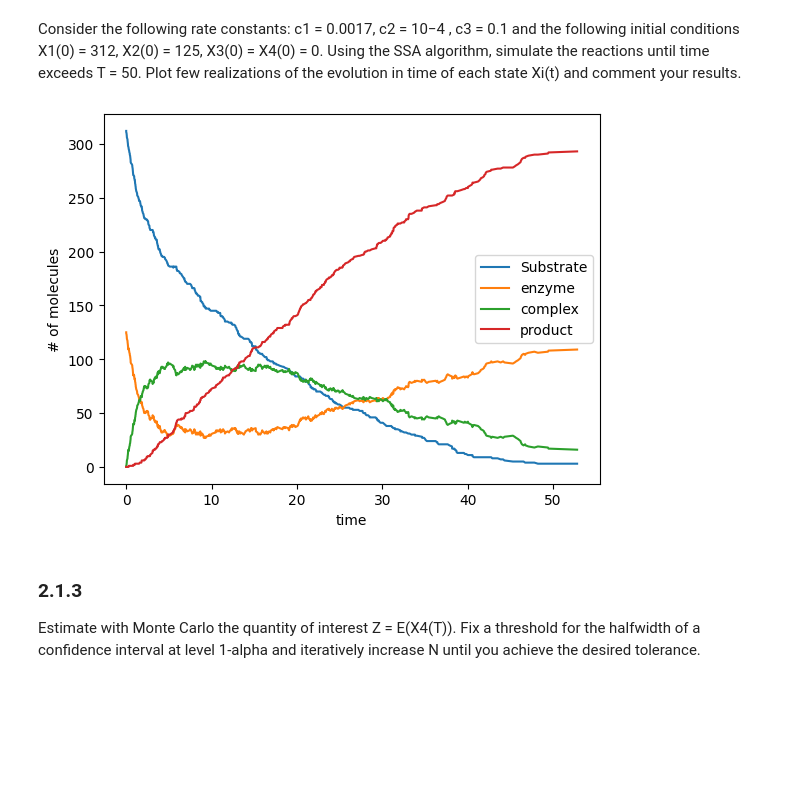
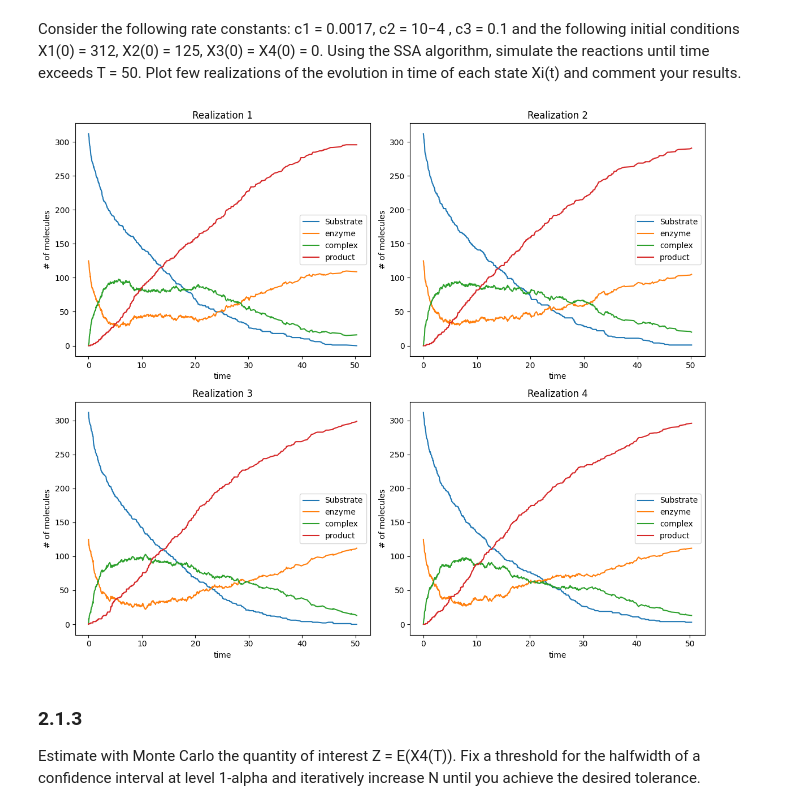
Before and after one commit to marieke-vaske/StochSimProjectSRN, a Jupyter notebook: Section 2.ipynb, the cells around one changed output. Drawn from its saved outputs; the diff is of its cells as text; code cells hidden in the pictures; blank space fills up the shorter version.

Commit message:
added 4 realization plots

```diff
--- a/Section 2.ipynb
+++ b/Section 2.ipynb
@@ -63,20 +63,28 @@ def SSA_alg(c, X0, T):
 # %%
 c = [0.0017, 1e-4, 0.1] # rate constants
 T = 50 # Total time
 X0 = np.array([312, 125, 0, 0])
 
-X, t = SSA_alg(c, X0, T)
+fig, axes = plt.subplots(2, 2, figsize=(12, 10))
+axes = axes.flatten() # Flatten the 2x2 array of axes for easier iteration
 
-plt.plot(t, X[:,0], label="Substrate")
-plt.plot(t, X[:,1], label="enzyme")
-plt.plot(t, X[:,2], label="complex")
-plt.plot(t, X[:,3], label="product")
-plt.xlabel("time")
-plt.ylabel("# of molecules")
-plt.legend()
+for i in range(4): # Loop for 4 realizations
+    X, t = SSA_alg(c, X0, T)
+
+    axes[i].plot(t, X[:,0], label="Substrate")
+    axes[i].plot(t, X[:,1], label="enzyme")
+    axes[i].plot(t, X[:,2], label="complex")
+    axes[i].plot(t, X[:,3], label="product")
+
+    axes[i].set_title(f"Realization {i+1}")
+    axes[i].set_xlabel("time")
+    axes[i].set_ylabel("# of molecules")
+    axes[i].legend()
+
+plt.tight_layout() # Adjust layout to prevent overlapping titles/labels
 plt.show()
 # %% [output]
-[figure, old version]
+[figure, new version]
 # %% [markdown]
 ### 2.1.3
 Estimate with Monte Carlo the quantity of interest Z = E(X4(T)).
```
